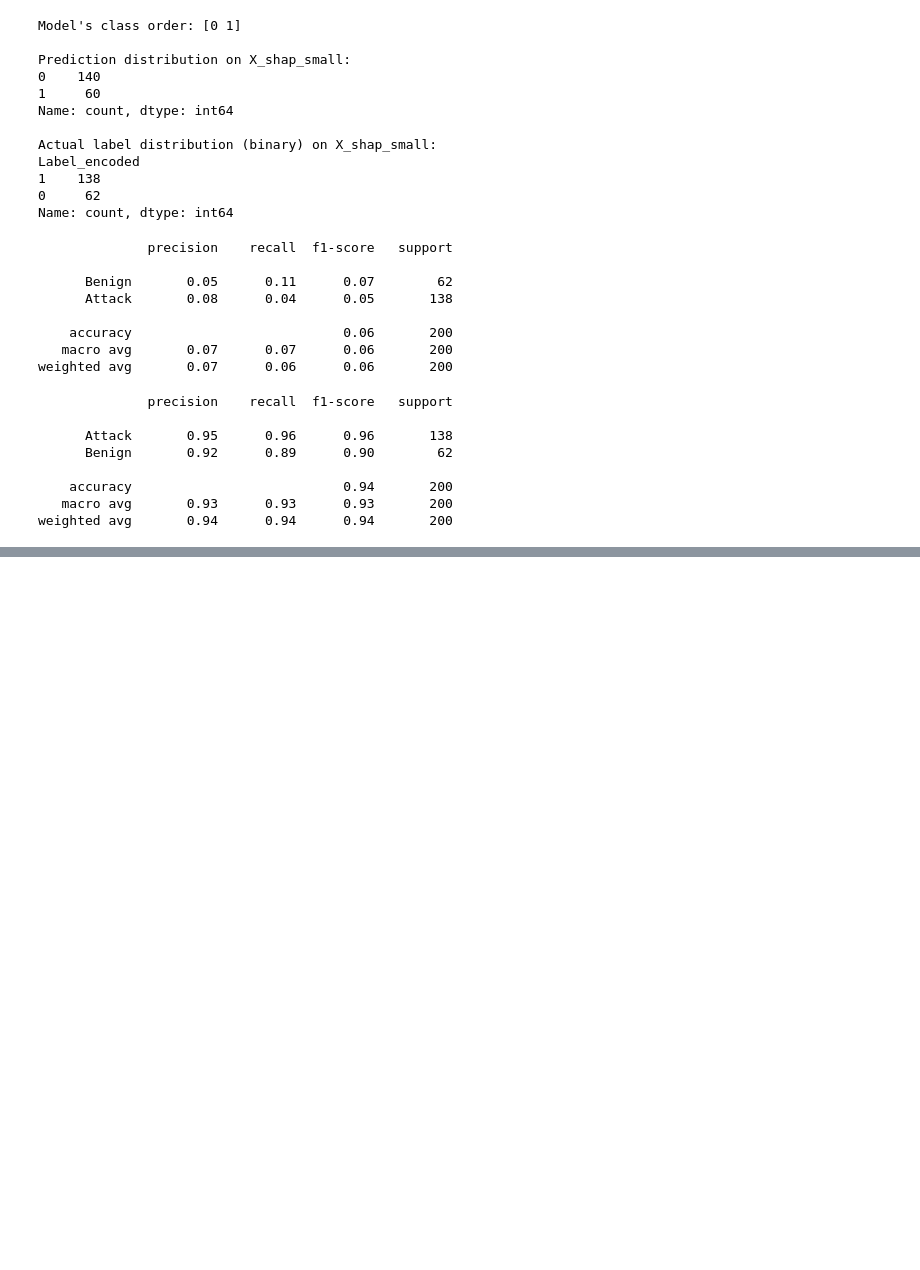
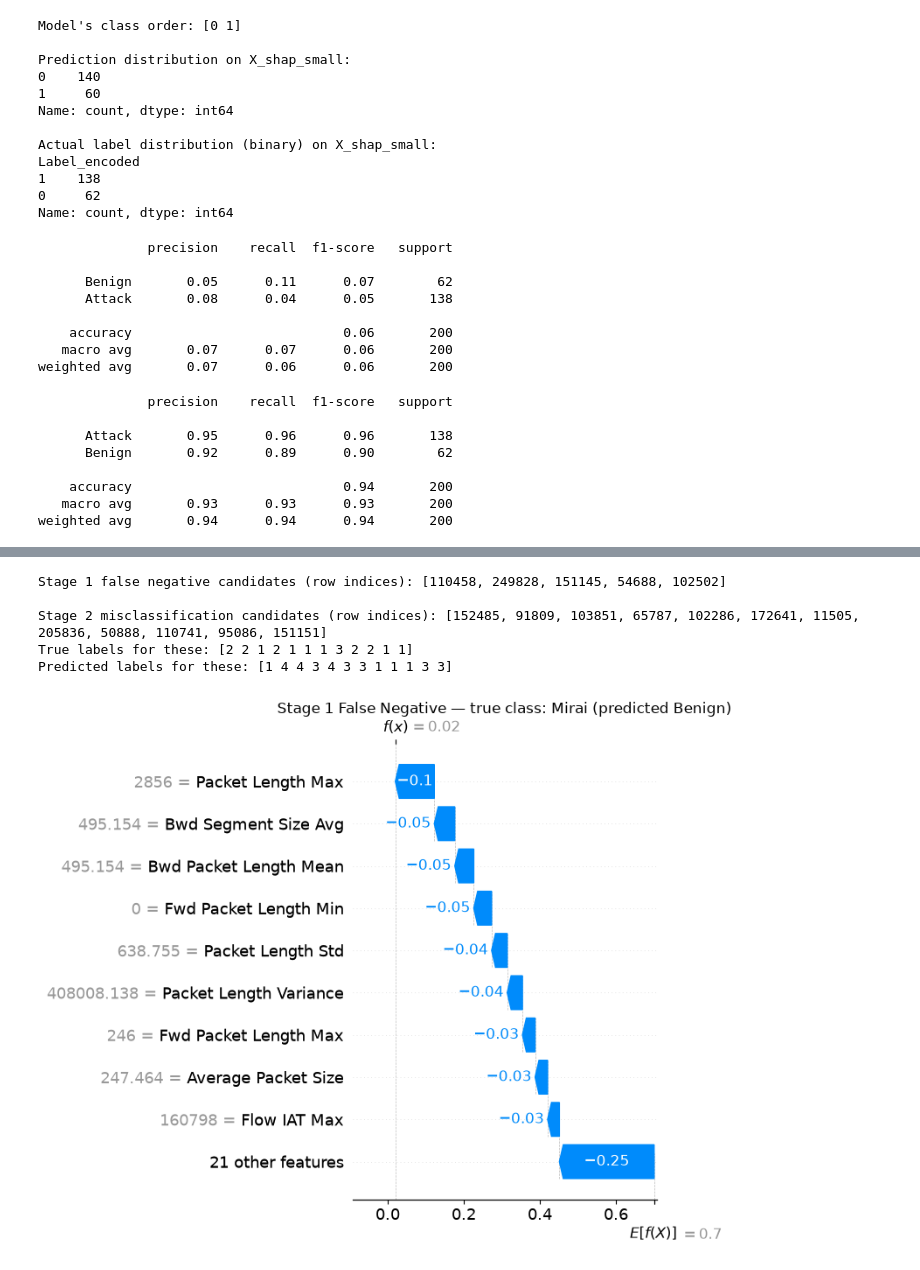
Before and after one commit to SimrahRuqiya/flat-vs-hierarchical-ml-research, a Jupyter notebook: notebooks/07_shap_final.ipynb, the cells around one changed output, grey strips where cells are left out. Drawn from its saved outputs; the diff is of its cells as text; code cells hidden in the pictures; blank space fills up the shorter version.

Commit message:
extra shap

```diff
--- a/notebooks/07_shap_final.ipynb
+++ b/notebooks/07_shap_final.ipynb
@@ -598,0 +633,62 @@ weighted avg       0.94      0.94      0.94       200
+# %%
+# Case 1: Attack missed by Stage 1 (false negative)
+fn_indices = X_shap_small[fn_mask.values].index
+print("Stage 1 false negative candidates (row indices):", fn_indices.tolist())
+
+# Case 2: Attack correctly flagged by Stage 1, but Stage 2 assigned wrong family
+# Need the same rows to exist in both X_shap_small (Stage1) and X_shap_attacks_small (Stage2)
+stage1_correct_attack_idx = X_shap_small[tp_mask.values].index
+shared_idx = stage1_correct_attack_idx.intersection(X_shap_attacks_small.index)
+
+y_true_shared = y_shap_small.loc[shared_idx]
+# Get Stage 2 predictions for just these shared rows
+shared_position = [X_shap_attacks_small.index.get_loc(i) for i in shared_idx]
+preds_shared = preds_stage2_brf_corrected[shared_position]
+
+mistyped_mask = (preds_shared != y_true_shared.values)
+mistyped_indices = shared_idx[mistyped_mask]
+print("\nStage 2 misclassification candidates (row indices):", mistyped_indices.tolist())
+print("True labels for these:", y_true_shared[mistyped_mask].values)
+print("Predicted labels for these:", preds_shared[mistyped_mask])
+# %% [output]
+Stage 1 false negative candidates (row indices): [110458, 249828, 151145, 54688, 102502]
+
+Stage 2 misclassification candidates (row indices): [152485, 91809, 103851, 65787, 102286, 172641, 11505, 205836, 50888, 110741, 95086, 151151]
+True labels for these: [2 2 1 2 1 1 1 3 2 2 1 1]
+Predicted labels for these: [1 4 4 3 4 3 3 1 1 1 3 3]
+# %%
+# Case 1: Stage 1 RF false negative — model called this an attack "Benign"
+fn_sample_idx = 110458
+fn_sample = X_test.loc[[fn_sample_idx]]
+
+explainer_s1 = shap.TreeExplainer(stage1_rf_model)
+sv_fn = explainer_s1.shap_values(fn_sample)
+
+if isinstance(sv_fn, np.ndarray) and sv_fn.ndim == 3:
+    sv_fn_plot = sv_fn[0, :, 0]
+    ev_fn = explainer_s1.expected_value[0] if hasattr(explainer_s1.expected_value, '__len__') else explainer_s1.expected_value
+elif isinstance(sv_fn, list):
+    sv_fn_plot = sv_fn[0][0]
+    ev_fn = explainer_s1.expected_value[0]
+else:
+    sv_fn_plot = sv_fn[0]
+    ev_fn = explainer_s1.expected_value
+
+true_class = LABEL_MAP[y_test.loc[fn_sample_idx]]
+
+shap.waterfall_plot(
+    shap.Explanation(
+        values=sv_fn_plot,
+        base_values=ev_fn,
+        data=fn_sample.values[0],
+        feature_names=feature_names
+    ),
+    show=False
+)
+plt.title(f"Stage 1 False Negative — true class: {true_class} (predicted Benign)")
+plt.tight_layout()
+plt.savefig('../results/shap/error_stage1_false_negative.png', dpi=150, bbox_inches='tight')
+plt.show()
+plt.close()
+# %% [output]
+[figure, added]
```
Also changed, not shown: parts of 4 cells of this notebook, 2 other files.
